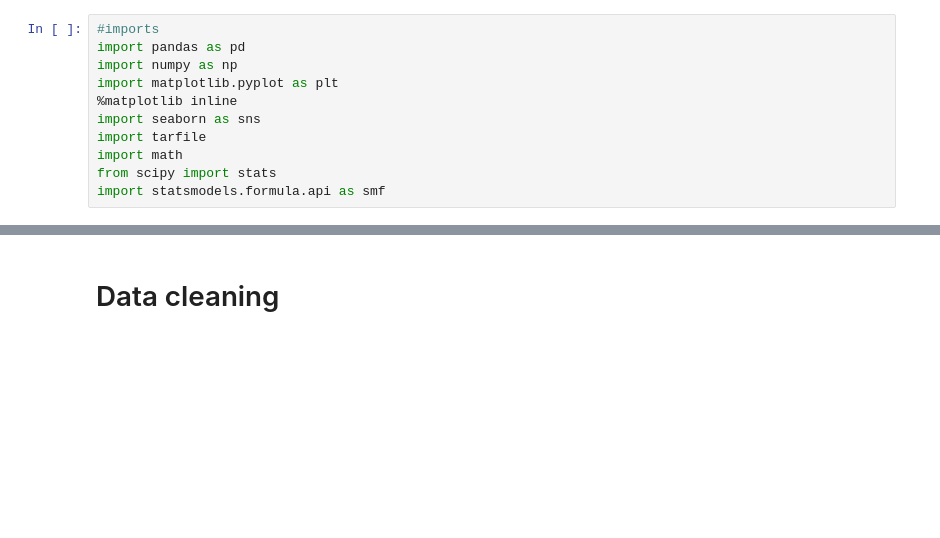
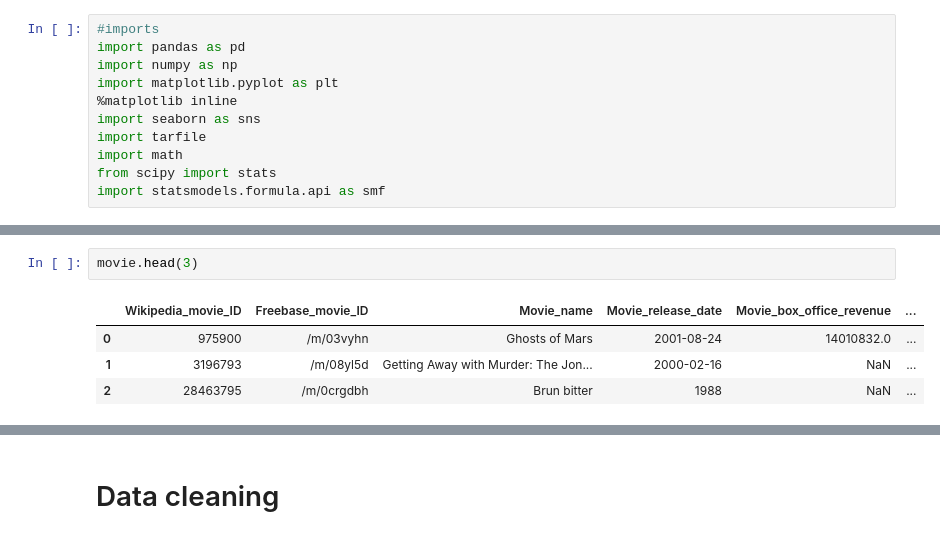
Before and after one commit to louisleger/ada-final-project, a Jupyter notebook: src/Data_Exploration.ipynb, the cells around one changed output, grey strips where cells are left out. Cells and saved outputs as stored; diff of their text form; blank space fills up the shorter version.

```diff
--- a/src/Data_Exploration.ipynb
+++ b/src/Data_Exploration.ipynb
@@ -17,0 +42,7 @@ character = pd.read_csv('../data/MovieSummaries/'+'character.metadata.tsv', sep=
+# %%
+movie.head(3)
+# %% [output]
+|  | Wikipedia_movie_ID | Freebase_movie_ID | Movie_name | Movie_release_date | Movie_box_office_revenue | ... |
+| 0 | 975900 | /m/03vyhn | Ghosts of Mars | 2001-08-24 | 14010832.0 | ... |
+| 1 | 3196793 | /m/08yl5d | Getting Away with Murder: The Jon... | 2000-02-16 | NaN | ... |
+| 2 | 28463795 | /m/0crgdbh | Brun bitter | 1988 | NaN | ... |
```
Also changed, not shown: parts of 43 cells of this notebook.
